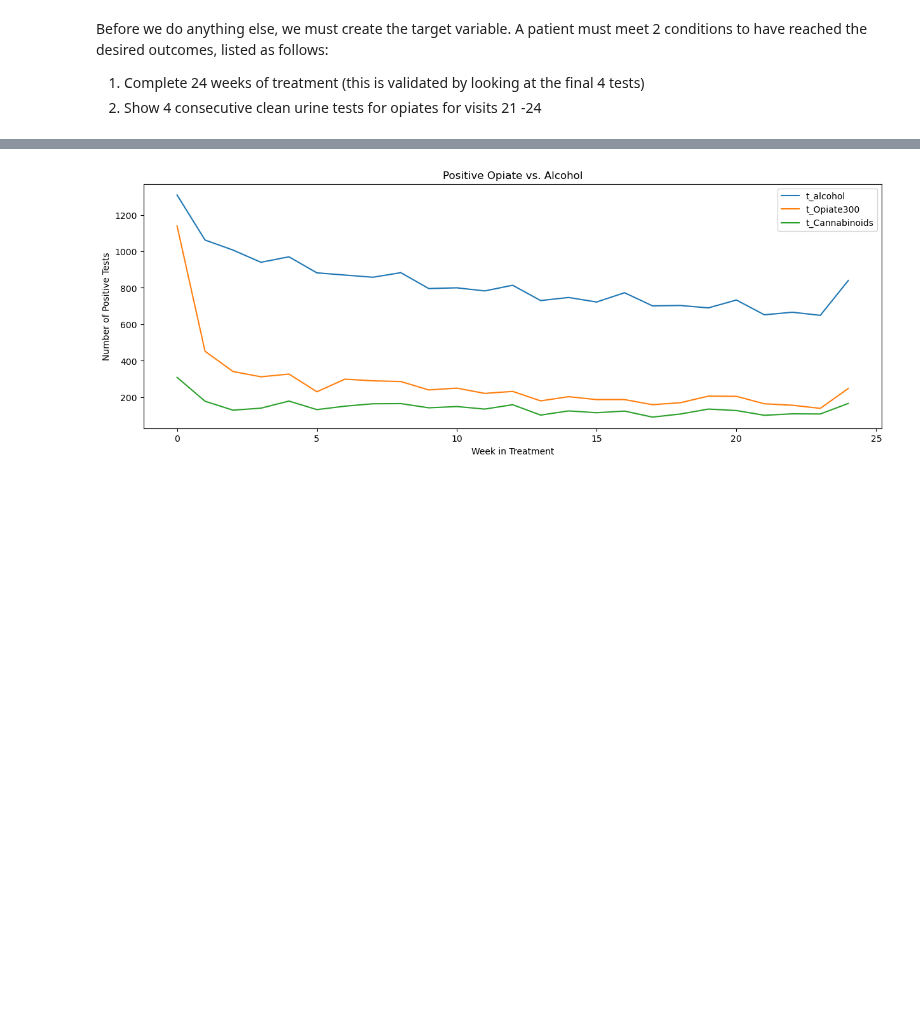
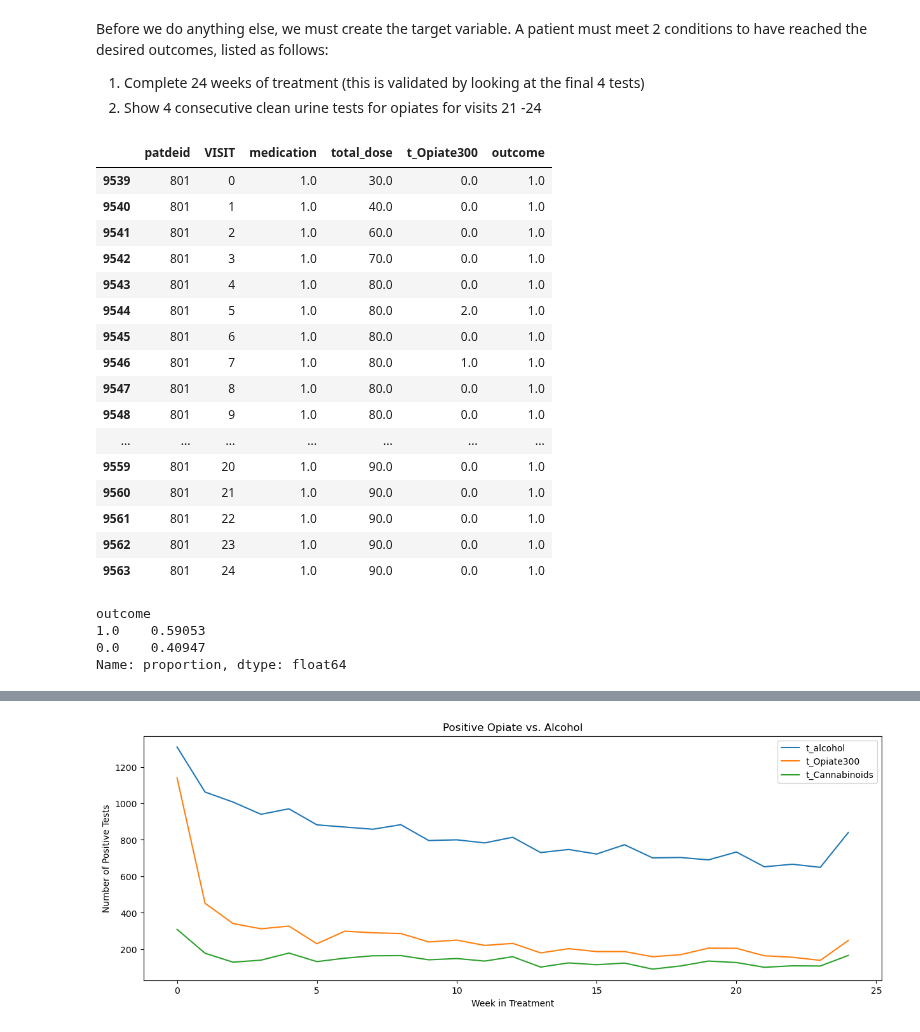
Before and after one commit to DanHerman212/oud_treatment_outcome, a Jupyter notebook: notebooks/Level_3_feature_engineering/3_feature_engineering.ipynb, the cells around one changed output, grey strips where cells are left out. Saved outputs shown, nothing was run; the diff lists cells and outputs as text; code cells hidden in the pictures; blank space fills up the shorter version.

```diff
--- a/notebooks/Level_3_feature_engineering/3_feature_engineering.ipynb
+++ b/notebooks/Level_3_feature_engineering/3_feature_engineering.ipynb
@@ -68,0 +36,29 @@ f['c_tests'] = f['c_tests'].astype(float)
+# %%
+# evaluate accuracy of target variable, outcome
+f.loc[f.patdeid==random_sample(f),
+['patdeid','VISIT','medication','total_dose','t_Opiate300','outcome']][:25]
+# %% [output]
+|  | patdeid | VISIT | medication | total_dose | t_Opiate300 | outcome |
+| 9539 | 801 | 0 | 1.0 | 30.0 | 0.0 | 1.0 |
+| 9540 | 801 | 1 | 1.0 | 40.0 | 0.0 | 1.0 |
+| 9541 | 801 | 2 | 1.0 | 60.0 | 0.0 | 1.0 |
+| 9542 | 801 | 3 | 1.0 | 70.0 | 0.0 | 1.0 |
+| 9543 | 801 | 4 | 1.0 | 80.0 | 0.0 | 1.0 |
+| 9544 | 801 | 5 | 1.0 | 80.0 | 2.0 | 1.0 |
+| 9545 | 801 | 6 | 1.0 | 80.0 | 0.0 | 1.0 |
+| 9546 | 801 | 7 | 1.0 | 80.0 | 1.0 | 1.0 |
+| 9547 | 801 | 8 | 1.0 | 80.0 | 0.0 | 1.0 |
+| 9548 | 801 | 9 | 1.0 | 80.0 | 0.0 | 1.0 |
+| ... | ... | ... | ... | ... | ... | ... |
+| 9559 | 801 | 20 | 1.0 | 90.0 | 0.0 | 1.0 |
+| 9560 | 801 | 21 | 1.0 | 90.0 | 0.0 | 1.0 |
+| 9561 | 801 | 22 | 1.0 | 90.0 | 0.0 | 1.0 |
+| 9562 | 801 | 23 | 1.0 | 90.0 | 0.0 | 1.0 |
+| 9563 | 801 | 24 | 1.0 | 90.0 | 0.0 | 1.0 |
+# %%
+f.outcome.value_counts(normalize=True)
+# %% [output]
+outcome
+1.0    0.59053
+0.0    0.40947
+Name: proportion, dtype: float64
```
Also changed, not shown: parts of 21 cells of this notebook, 5 other files.
